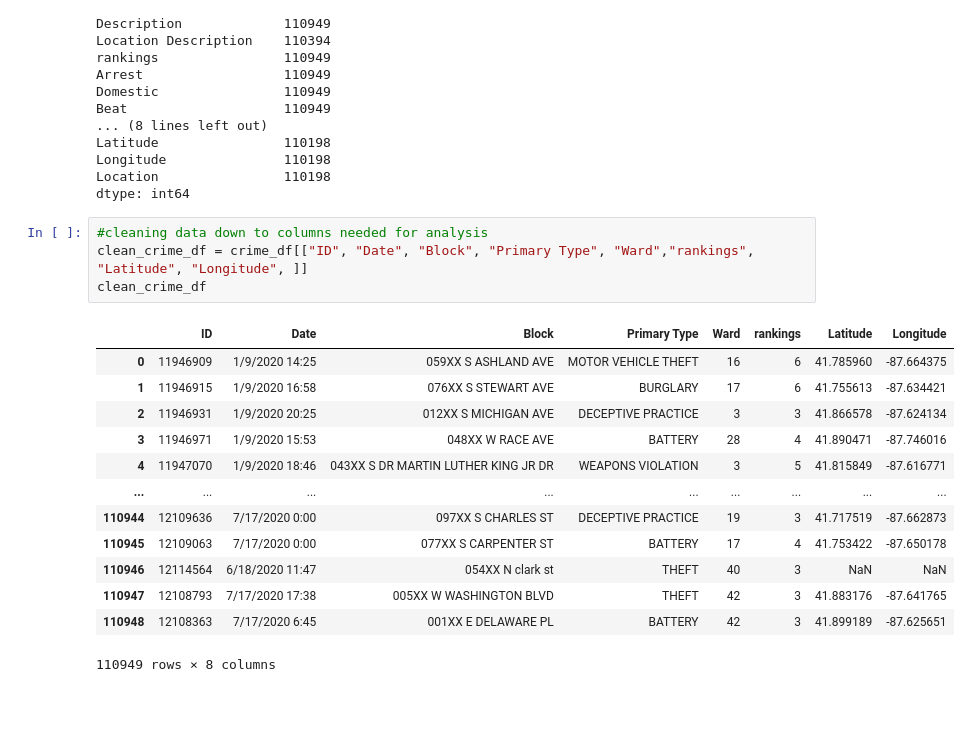
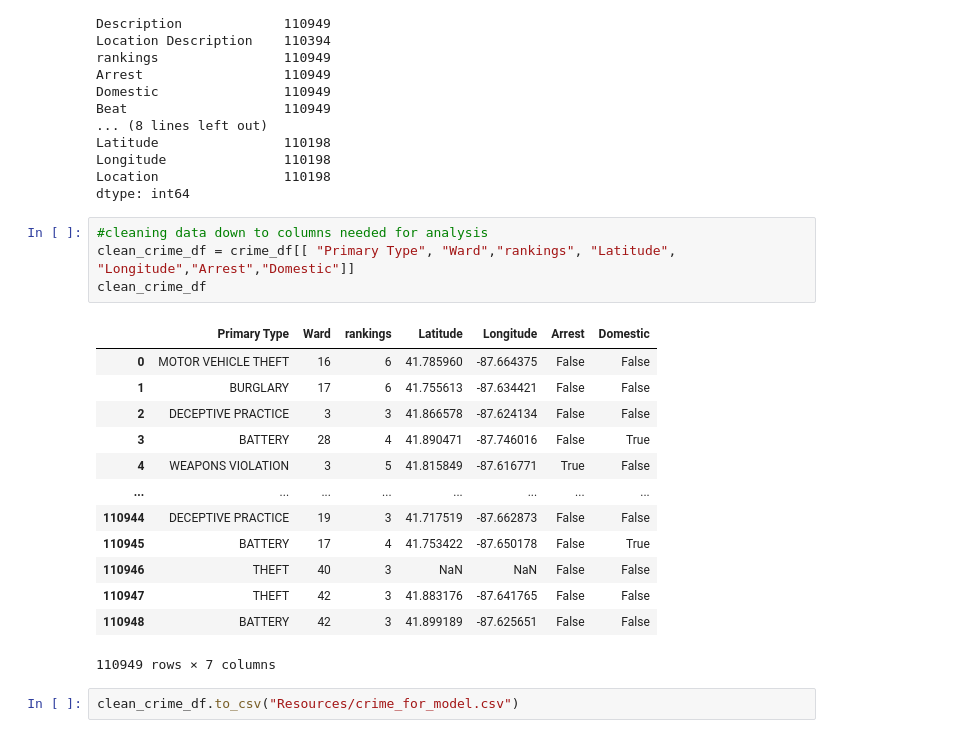
Before and after one commit to mmcdan13/capstone_project, a Jupyter notebook: Chipotle_Crime_Data1_Cleaning.ipynb, the cells around one changed output. Cells and saved outputs as stored; diff of their text form; blank space fills up the shorter version.

```diff
--- a/Chipotle_Crime_Data1_Cleaning.ipynb
+++ b/Chipotle_Crime_Data1_Cleaning.ipynb
@@ -70,22 +70,24 @@ Location                110198
 dtype: int64
 # %%
 #cleaning data down to columns needed for analysis
-clean_crime_df = crime_df[["ID", "Date", "Block", "Primary Type", "Ward","rankings", "Latitude", "Longitude", ]]
+clean_crime_df = crime_df[[ "Primary Type", "Ward","rankings", "Latitude", "Longitude","Arrest","Domestic"]]
 clean_crime_df
 # %% [output]
-|  | ID | Date | Block | Primary Type | Ward | rankings | Latitude | Longitude |
-| 0 | 11946909 | 1/9/2020 14:25 | 059XX S ASHLAND AVE | MOTOR VEHICLE THEFT | 16 | 6 | 41.785960 | -87.664375 |
-| 1 | 11946915 | 1/9/2020 16:58 | 076XX S STEWART AVE | BURGLARY | 17 | 6 | 41.755613 | -87.634421 |
-| 2 | 11946931 | 1/9/2020 20:25 | 012XX S MICHIGAN AVE | DECEPTIVE PRACTICE | 3 | 3 | 41.866578 | -87.624134 |
-| 3 | 11946971 | 1/9/2020 15:53 | 048XX W RACE AVE | BATTERY | 28 | 4 | 41.890471 | -87.746016 |
-| 4 | 11947070 | 1/9/2020 18:46 | 043XX S DR MARTIN LUTHER KING JR DR | WEAPONS VIOLATION | 3 | 5 | 41.815849 | -87.616771 |
-| ... | ... | ... | ... | ... | ... | ... | ... | ... |
-| 110944 | 12109636 | 7/17/2020 0:00 | 097XX S CHARLES ST | DECEPTIVE PRACTICE | 19 | 3 | 41.717519 | -87.662873 |
-| 110945 | 12109063 | 7/17/2020 0:00 | 077XX S CARPENTER ST | BATTERY | 17 | 4 | 41.753422 | -87.650178 |
-| 110946 | 12114564 | 6/18/2020 11:47 | 054XX N clark st | THEFT | 40 | 3 | NaN | NaN |
-| 110947 | 12108793 | 7/17/2020 17:38 | 005XX W WASHINGTON BLVD | THEFT | 42 | 3 | 41.883176 | -87.641765 |
-| 110948 | 12108363 | 7/17/2020 6:45 | 001XX E DELAWARE PL | BATTERY | 42 | 3 | 41.899189 | -87.625651 |
+|  | Primary Type | Ward | rankings | Latitude | Longitude | Arrest | Domestic |
+| 0 | MOTOR VEHICLE THEFT | 16 | 6 | 41.785960 | -87.664375 | False | False |
+| 1 | BURGLARY | 17 | 6 | 41.755613 | -87.634421 | False | False |
+| 2 | DECEPTIVE PRACTICE | 3 | 3 | 41.866578 | -87.624134 | False | False |
+| 3 | BATTERY | 28 | 4 | 41.890471 | -87.746016 | False | True |
+| 4 | WEAPONS VIOLATION | 3 | 5 | 41.815849 | -87.616771 | True | False |
+| ... | ... | ... | ... | ... | ... | ... | ... |
+| 110944 | DECEPTIVE PRACTICE | 19 | 3 | 41.717519 | -87.662873 | False | False |
+| 110945 | BATTERY | 17 | 4 | 41.753422 | -87.650178 | False | True |
+| 110946 | THEFT | 40 | 3 | NaN | NaN | False | False |
+| 110947 | THEFT | 42 | 3 | 41.883176 | -87.641765 | False | False |
+| 110948 | BATTERY | 42 | 3 | 41.899189 | -87.625651 | False | False |
-110949 rows × 8 columns
+110949 rows × 7 columns
+# %%
+clean_crime_df.to_csv("Resources/crime_for_model.csv")
 # %%
 # merging zip data from ward/zip data into the crime data on index Ward
 clean_crime_df.set_index('Ward', inplace = True)
```
Also changed, not shown: parts of 3 cells of this notebook, 11 other files.
